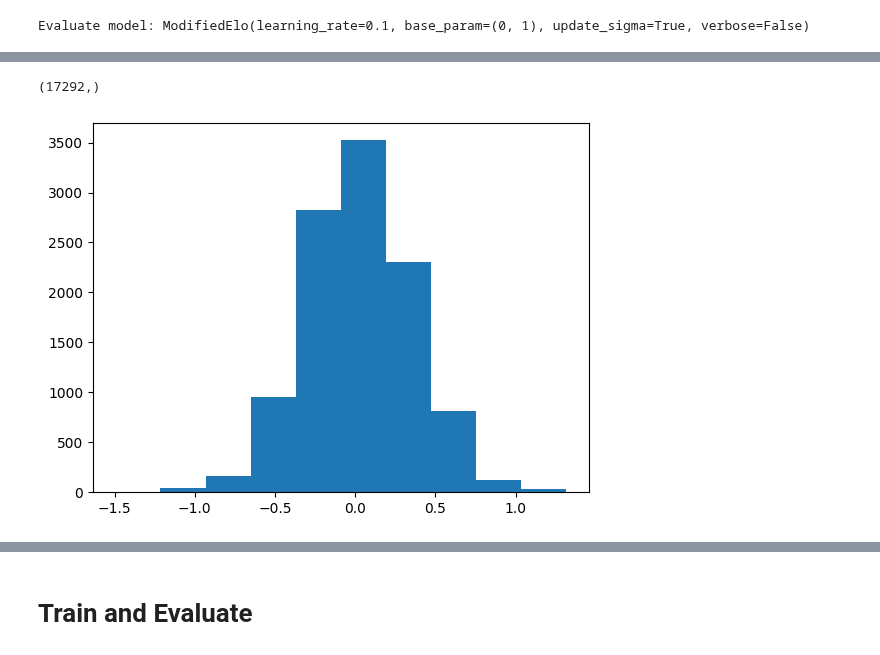
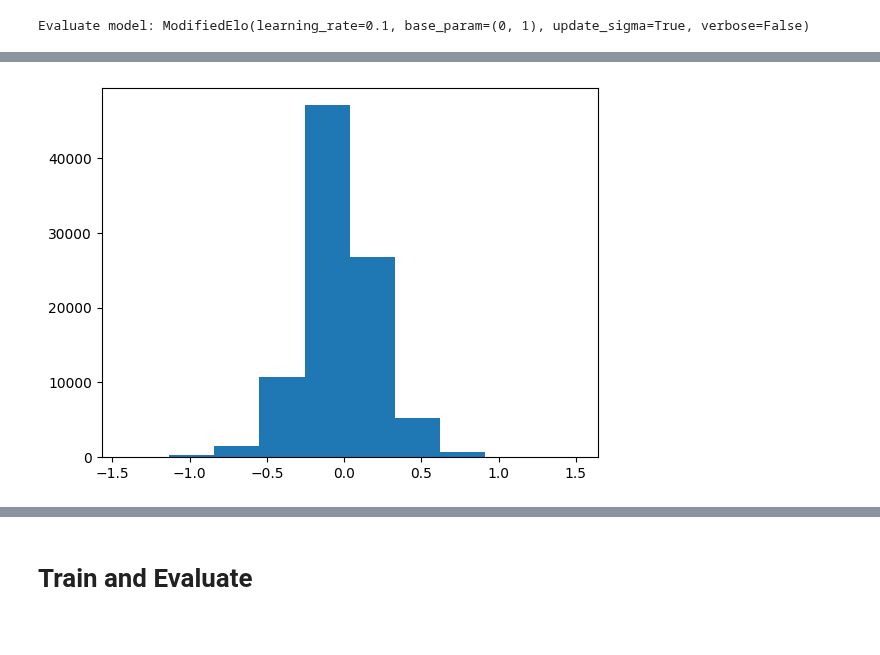
Before and after one commit to ansonkwokth/TableTennisPrediction, a Jupyter notebook: H2H.ipynb, the cells around one changed output, grey strips where cells are left out. Cells and saved outputs as stored; diff of their text form; code cells hidden in the pictures.

```diff
--- a/H2H.ipynb
+++ b/H2H.ipynb
@@ -103,7 +105,7 @@ X_all = format_to_array(df)
 modelMElo = ModifiedElo()
 
 # traing model with only training set
-for _ in range(1):
+for _ in range(5):
     modelMElo.fit(X_train)
 # %% [markdown]
 # H2H histroy
@@ -125,23 +157,0 @@ class SymmetricTable:
-# %%
-h2h_rate = []
-table = SymmetricTable()
-SETCOL = [i for i in df_train.columns if 'Set' in i]
-
-
-
-for id in tqdm(df.ID.unique()):
-    df_i = df[df.ID == id]
-
-    player1, player2 = df_i.Player.values
-    histo_rate = table.get(player1, player2)
-    histo_rate_mean = np.mean(histo_rate)
-    df_p_i = df_i.sort_values("Player")
-    scores = df_p_i[SETCOL].values
-    winrate_i = (scores[0] / (scores[0] + scores[1]))
-    mean_winrate_i = np.nanmean(winrate_i)
-    table.add(player1, player2, mean_winrate_i)
-
-    ratei = [id, histo_rate_mean]
-    n_nonnana = sum(~np.isnan(winrate_i))
-    for _ in range(n_nonnana):
-        h2h_rate.append(ratei)
@@ -148,5 +160,5 @@ for id in tqdm(df.ID.unique()):
 # %%
-def evaluate_point(model, dataset):
+def evaluate_point(model, dataset, h2h):
     print(f"Evaluate model: {repr(model)}")
     _model = copy.deepcopy(model)
     _model.verbose = False
@@ -155,9 +167,9 @@ def evaluate_point(model, dataset):
     predictions = []
     h2hs = []
     for idx, matchi in tqdm(enumerate(dataset), desc="Evaluating matches"):
-
+        id = matchi[0, 0]
         matchi = matchi.T
-        # h2hi = h2h[idx]
+        h2hi = h2h[id]
         player1, player2 = matchi[1]
 
         found_p1, found_p2, p = _model.predict_point(player1, player2)
@@ -170,14 +182,15 @@ def evaluate_point(model, dataset):
             winrate = seti[0] / (seti[0] + seti[1])
             history.append(winrate)
             predictions.append(p)
-            # h2hs.append(h2hi)
+            h2hs.append(h2hi)
 
 
-    return np.array(history), np.array(predictions)
-        #  np.array(h2hs)
+    return np.array(history), np.array(predictions), np.array(h2hs)
 # %%
-# hist, pred = evaluate_point(modelMElo, X_train)
-hist, pred = evaluate_point(modelMElo, X_val)
+hist, pred, h2h = evaluate_point(modelMElo, X_train, h2h_rate)
+# hist, pred, h2h = evaluate_point(modelMElo, X_val, h2h_rate)
+# hist, pred, h2h = evaluate_point(modelMElo, X_test, h2h_rate)
+# hist, pred = evaluate_point(modelMElo, X_val)
 # %% [output]
 Evaluate model: ModifiedElo(learning_rate=0.1, base_param=(0, 1), update_sigma=True, verbose=False)
 # %%
@@ -246,14 +204,9 @@ array([[[9867, 'Keinath T.', 7.0, ..., nan, nan, nan],
-# %%
-h2h_train = h2h_train[:, 1]
-h2h_train.shape
-# %% [output]
-(17292,)
 # %%
-logit_h2h = np.log(h2h_train / (1-h2h_train))
+logit_h2h = np.log(h2h / (1-h2h))
 logit_h2h = np.nan_to_num(logit_h2h, nan=np.nan, posinf=np.nan, neginf=np.nan)
 plt.hist(logit_h2h);
 # %% [output]
-[figure, old version]
+[figure, new version]
 # %%
 
 comb = np.array([residul, logit_h2h])
```
Also changed, not shown: parts of 19 cells of this notebook.
